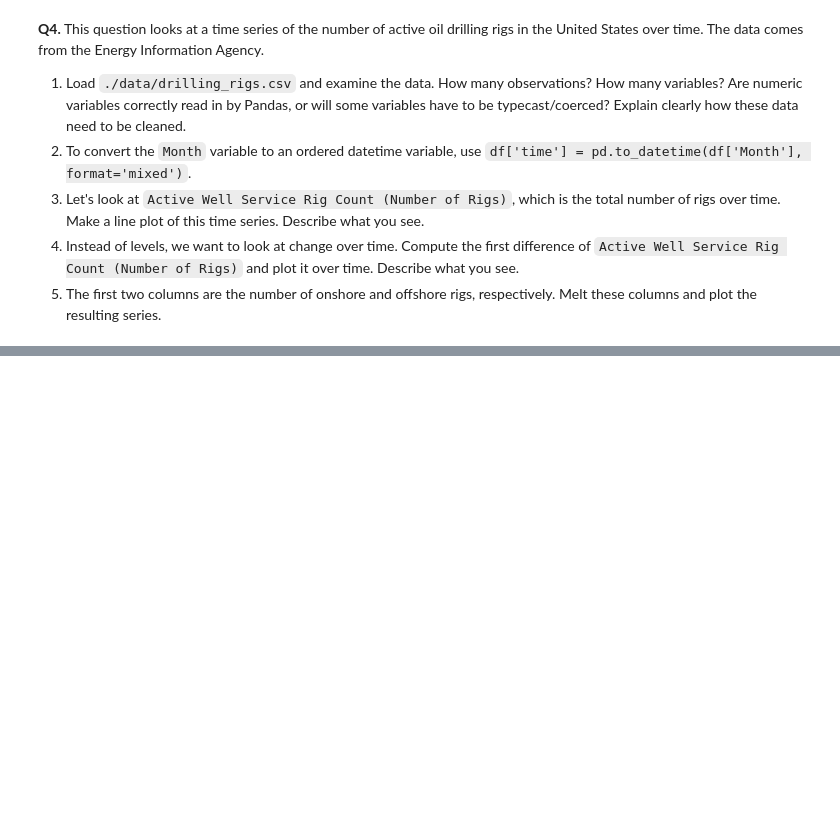
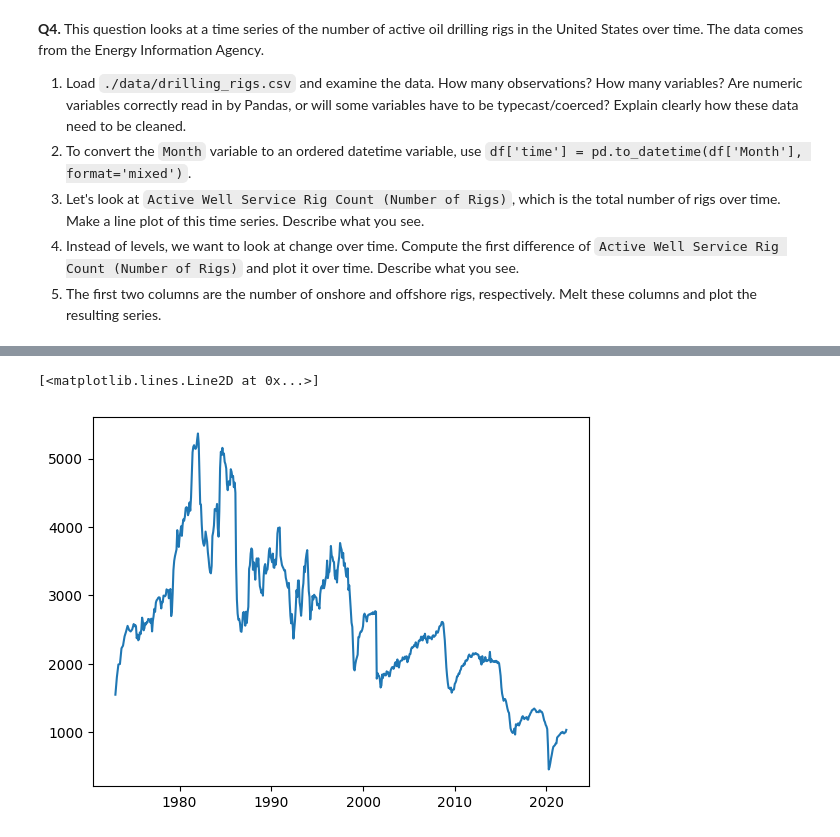
Before and after one commit to conorgibbons147/EDA, a Jupyter notebook: assignment/assignment.ipynb, the cells around one changed output, grey strips where cells are left out. Cells and saved outputs as stored; diff of their text form; code cells hidden in the pictures; blank space fills up the shorter version.

```diff
--- a/assignment/assignment.ipynb
+++ b/assignment/assignment.ipynb
@@ -247,3 +247,21 @@ plt.show()
 3. Let's look at `Active Well Service Rig Count (Number of Rigs)`, which is the total number of rigs over time. Make a line plot of this time series. Describe what you see.
 4. Instead of levels, we want to look at change over time. Compute the first difference of  `Active Well Service Rig Count (Number of Rigs)` and plot it over time. Describe what you see.
 5. The first two columns are the number of onshore and offshore rigs, respectively. Melt these columns and plot the resulting series.
+# %%
+# 1.
+df = pd.read_csv('EDA/assignment/data/drilling_rigs.csv')
+print(df.shape)
+df.head()
+
+# There are 623 observations and 10 variables.
+# We see that several objects are not in integers yet so I will convert them to numeric.
+# There is also a common variable used called NotAvailable, I will convert this to NaN
+for col in df.columns:
+    df[col] = df[col].replace('Not Available', np.nan)
+
+# Make ake price numeric (except for Month we will change that to datetime)
+for col in df.columns:
+  if col != 'Month':
+    df[col] = pd.to_numeric(df[col], errors='coerce')
+
+df.info()
@@ -249,0 +287,10 @@ plt.show()
+# %%
+# 2.
+df['time'] = pd.to_datetime(df['Month'], format='mixed')
+# %%
+# 3.
+plt.plot(df['time'], df['Active Well Service Rig Count (Number of Rigs)'])
+# It appears that the total number of rigs has decreased dramatically since the 1980s with many local mins and maxes along the way
+# %% [output]
+[<matplotlib.lines.Line2D at 0x...>]
+[figure, added]
```
Also changed, not shown: parts of 3 cells of this notebook.
